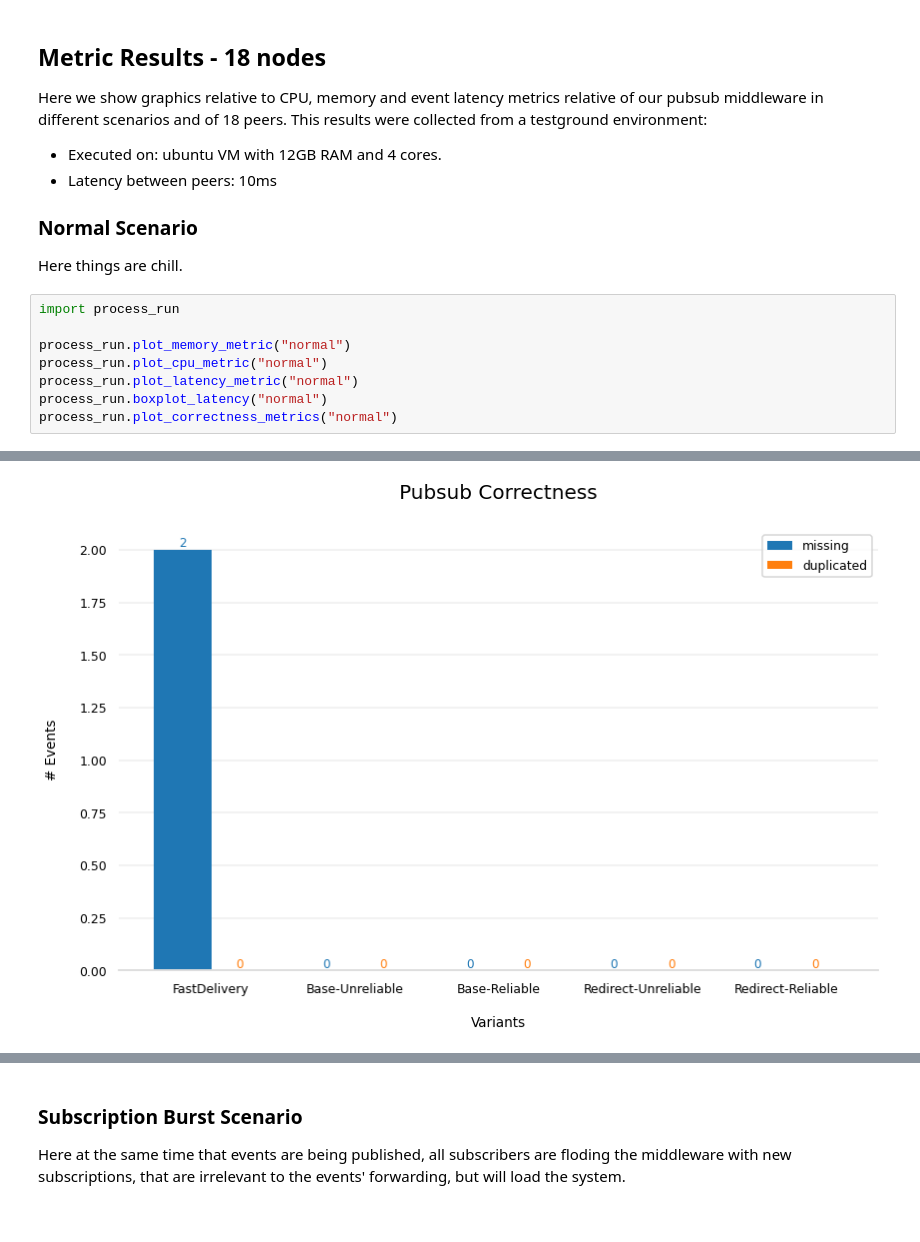
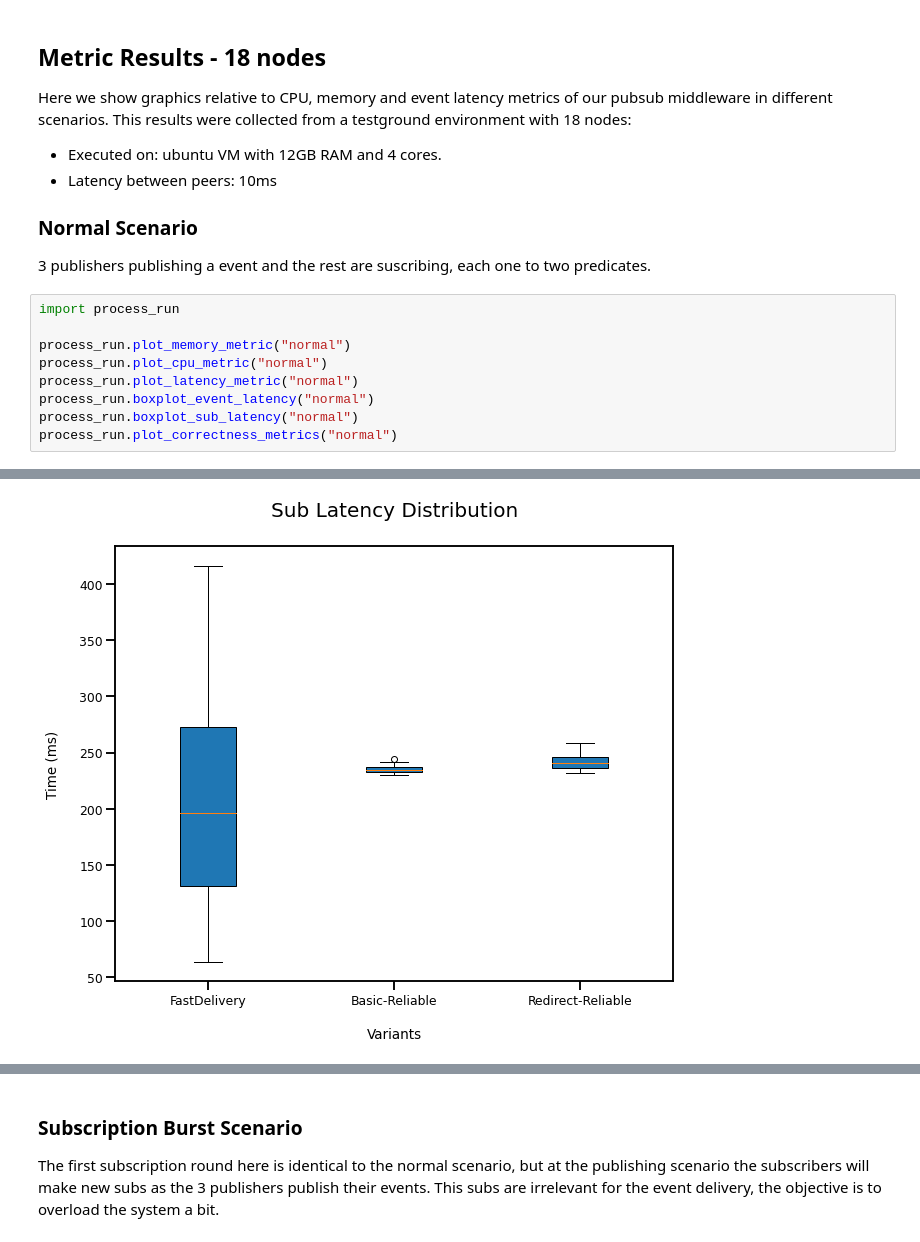
Before and after one commit to pedroaston/contentps-test, a Jupyter notebook: scripts/dashboard.ipynb, the cells around one changed output, grey strips where cells are left out. Drawn from its saved outputs; the diff is of its cells as text.

```diff
--- a/scripts/dashboard.ipynb
+++ b/scripts/dashboard.ipynb
@@ -1,17 +1,18 @@
 # %% [markdown]
 ## Metric Results - 18 nodes
-Here we show graphics relative to CPU, memory and event latency metrics relative of our pubsub middleware in different scenarios and of 18 peers. This results were collected from a testground environment:
+Here we show graphics relative to CPU, memory and event latency metrics of our pubsub middleware in different scenarios. This results were collected from a testground environment with 18 nodes:
 - Executed on: ubuntu VM with 12GB RAM and 4 cores.
 - Latency between peers: 10ms
 
 ### Normal Scenario
-Here things are chill.
+3 publishers publishing a event and the rest are suscribing, each one to two predicates.
 # %%
 import process_run
 
 process_run.plot_memory_metric("normal")
 process_run.plot_cpu_metric("normal")
 process_run.plot_latency_metric("normal")
-process_run.boxplot_latency("normal")
+process_run.boxplot_event_latency("normal")
+process_run.boxplot_sub_latency("normal")
 process_run.plot_correctness_metrics("normal")
 # %% [output]
@@ -22 +23 @@ process_run.plot_correctness_metrics("normal")
-[figure, old version]
+[figure, new version]
@@ -23,6 +25,6 @@ process_run.plot_correctness_metrics("normal")
 # %% [markdown]
 ### Subscription Burst Scenario
-Here at the same time that events are being published, all subscribers are floding the middleware with new subscriptions, that are irrelevant to the events' forwarding, but will load the system.
+The first subscription round here is identical to the normal scenario, but at the publishing scenario the subscribers will make new subs as the 3 publishers publish their events. This subs are irrelevant for the event delivery, the objective is to overload the system a bit.
 # %%
 import process_run
 
```
Also changed, not shown: parts of 8 cells of this notebook, 18 other files.
